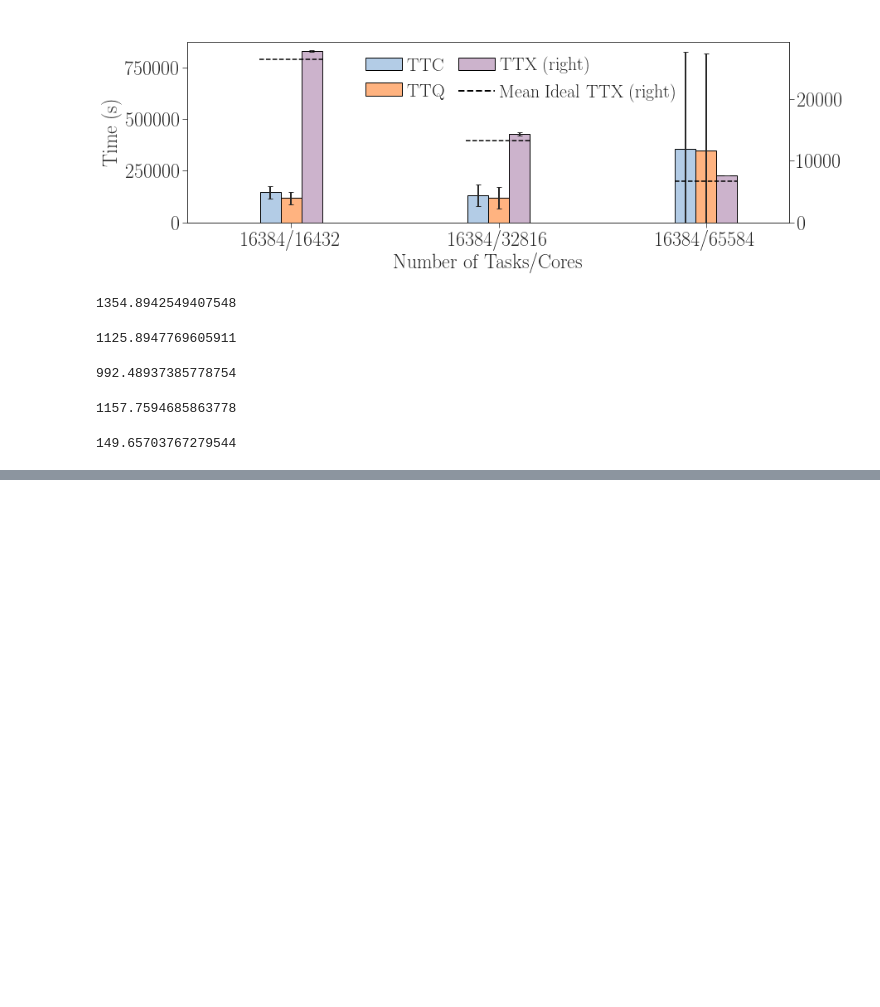
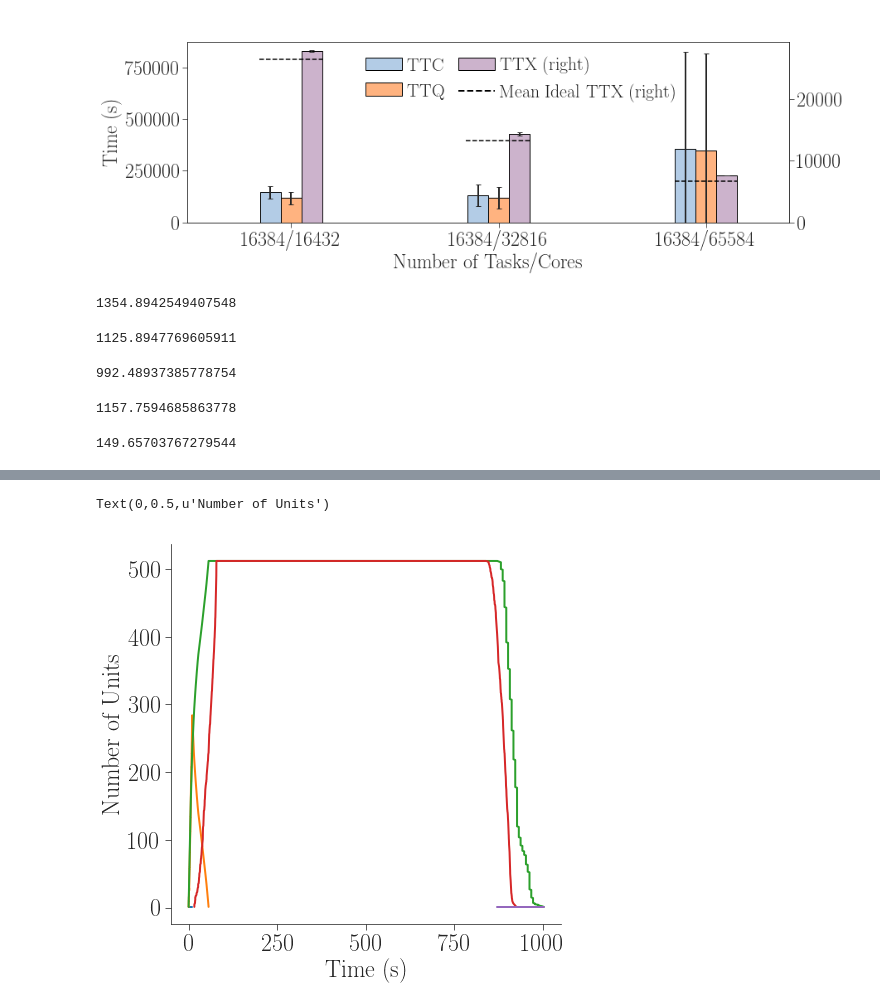
Before and after one commit to radical-experiments/rp.paper, a Jupyter notebook: analysis/rp_paper_plots.ipynb, the cells around one changed output, grey strips where cells are left out. Cells and saved outputs as stored; diff of their text form; code cells hidden in the pictures; blank space fills up the shorter version.

```diff
--- a/analysis/rp_paper_plots.ipynb
+++ b/analysis/rp_paper_plots.ipynb
@@ -2010,0 +732,65 @@ Text(0,0.5,u'Time (s)')
+# %%
+fig, ax = fig_setup(figsize=(7,7))
+session  = ws_sras[512][0]
+
+base = session.concurrency(
+        event=[
+         {ru.STATE: None, ru.EVENT: 'schedule_try'},
+         {ru.STATE: None, ru.EVENT: 'schedule_ok'}]
+       )[0][0]
+
+# How many units are being scheduled
+scu = session.concurrency(event=[
+ {ru.STATE: None, ru.EVENT: 'schedule_try'},               # Scheduling start
+ {ru.STATE: None, ru.EVENT: 'schedule_ok'}])               # Scheduling stop
+x = [item[0]-base for item in scu]
+y = [item[1] for item in scu]
+ax.plot(x, y) #, color=tableau20[6])
+
+# How many units are being queued for execution
+scu = session.concurrency(event=[
+ {ru.STATE: 'AGENT_EXECUTING_PENDING', ru.EVENT: 'state'}, # Queuing Execution start
+ {ru.STATE: 'AGENT_EXECUTING', ru.EVENT: 'state'}])        # Queuing Execution stop
+x = [item[0]-base for item in scu]
+y = [item[1] for item in scu]
+ax.plot(x, y) #, color=tableau20[4])
+
+# How many units are being prepared for execution
+scu = session.concurrency(event=[
+ {ru.STATE: 'AGENT_EXECUTING', ru.EVENT: 'state'},         # Preparing Execution start
+ {ru.STATE: None, ru.EVENT: 'exec_stop'}])                 # Preparing Execution stop
+x = [item[0]-base for item in scu]
+y = [item[1] for item in scu]
+ax.plot(x, y) #, color=tableau20[12])
+
+# How many units are being executed
+scu = session.concurrency(event=[
+ {ru.STATE: None, ru.EVENT: 'app_start'},                   # Execution start
+ {ru.STATE: None, ru.EVENT: 'app_stop'}])                   # Executed
+x = [item[0]-base for item in scu]
+y = [item[1] for item in scu]
+ax.plot(x, y) #, color=tableau20[0])
+
+# How many units are being unscheduled
+scu = session.concurrency(event=[
+ {ru.STATE: None, ru.EVENT: 'unschedule_start'},            # Unscheduling start
+ {ru.STATE: None, ru.EVENT: 'unschedule_stop'}])            # Unscheduling stop
+x = [item[0]-base for item in scu]
+y = [item[1] for item in scu]
+ax.plot(x, y) #, color=tableau20[8])
+
+# ax.legend(ncol=3, loc='upper left', bbox_to_anchor=(0,1.25),
+#           labels=['Scheduling', 'Queuing Executor', 'Preparing Execute',
+#                   # 'Checking Directory', 'Spawning',
+#                   'Executing', 'Unscheduling'])
+plt.xlabel('Time (s)')
+plt.ylabel('Number of Units')
+
+#ax.set_ylim(0,4096)
+#ax.set_xlim(0,2143)
+
+# plt.savefig('figures/paper_titan_rp_synapse_weak_scaling_concurrency_512.pdf', dpi=300, bbox_inches='tight')
+# plt.savefig('figures/screen_titan_rp_synapse_weak_scaling_concurrency_512.pdf', dpi=72, bbox_inches='tight')
+# %% [output]
+Text(0,0.5,u'Number of Units')
+[figure, added]
```
Also changed, not shown: parts of 43 cells of this notebook.
